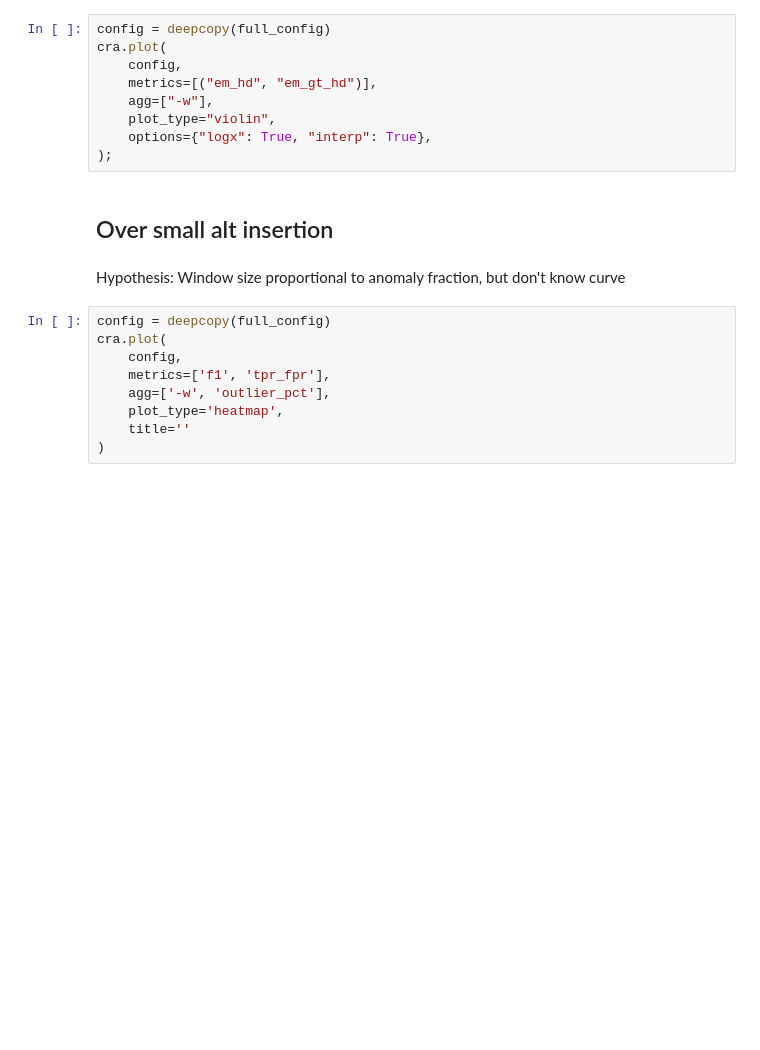
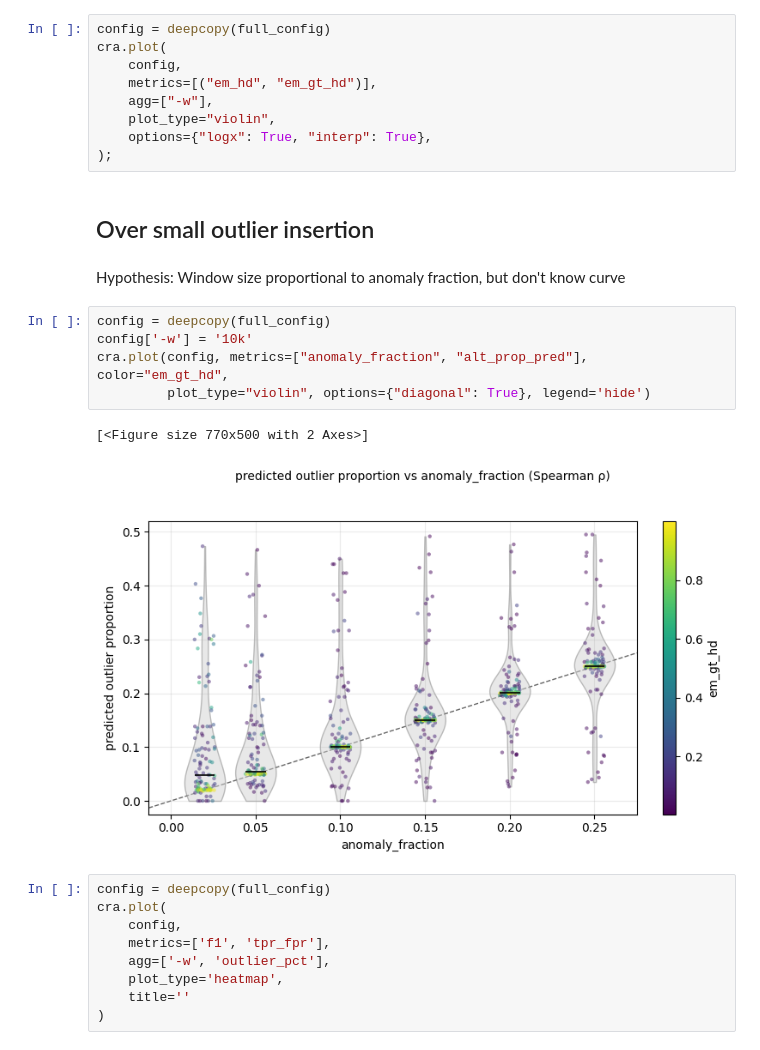
Before and after one commit to isaacangyu/phlag, a Jupyter notebook: bench/aggregate.ipynb, the cells around one changed output. Drawn from its saved outputs; the diff is of its cells as text; blank space fills up the shorter version.

```diff
--- a/bench/aggregate.ipynb
+++ b/bench/aggregate.ipynb
@@ -595,9 +637,17 @@ cra.plot(
     options={"logx": True, "interp": True},
 );
 # %% [markdown]
-## Over small alt insertion
+## Over small outlier insertion
 # %% [markdown]
 Hypothesis: Window size proportional to anomaly fraction, but don't know curve
+# %%
+config = deepcopy(full_config)
+config['-w'] = '10k'
+cra.plot(config, metrics=["anomaly_fraction", "alt_prop_pred"], color="em_gt_hd",
+         plot_type="violin", options={"diagonal": True}, legend='hide')
+# %% [output]
+[<Figure size 770x500 with 2 Axes>]
+[figure, added]
 # %%
 config = deepcopy(full_config)
 cra.plot(
```
Also changed, not shown: parts of 14 cells of this notebook, 14 other files.
